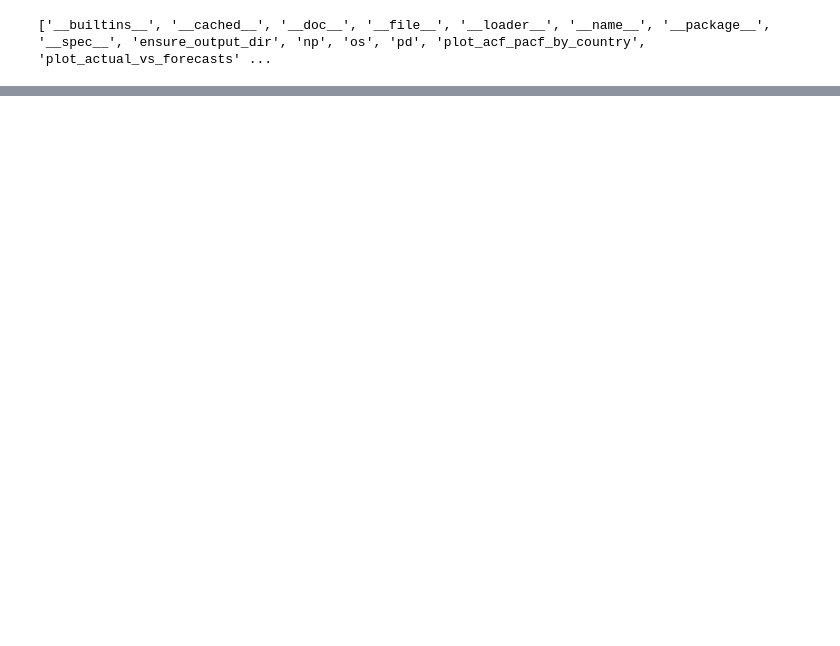
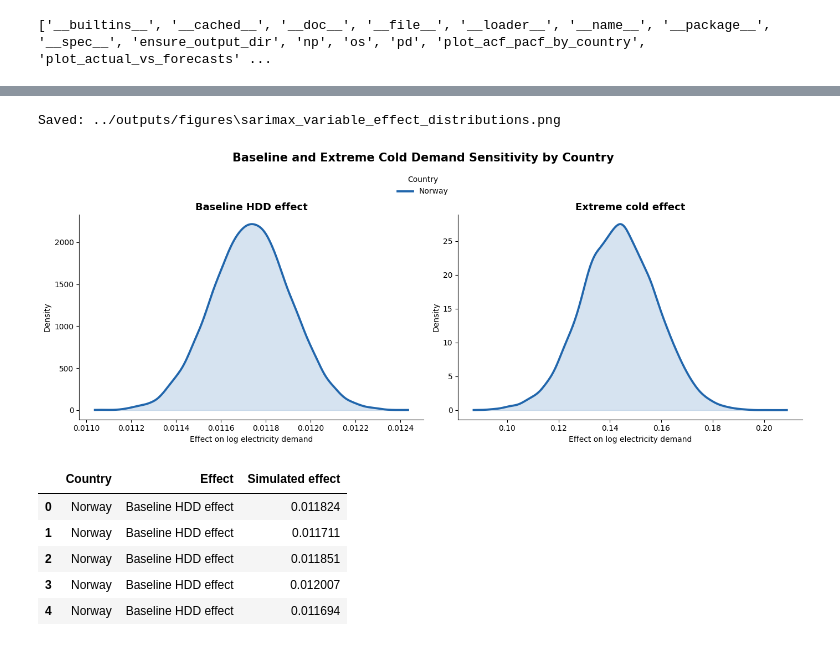
Before and after one commit to BigSam101/climate-energy-forecasting, a Jupyter notebook: notebooks/06_figure_tables.ipynb, the cells around one changed output, grey strips where cells are left out. Drawn from its saved outputs; the diff is of its cells as text; code cells hidden in the pictures; blank space fills up the shorter version.

```diff
--- a/notebooks/06_figure_tables.ipynb
+++ b/notebooks/06_figure_tables.ipynb
@@ -73,21 +97,29 @@ plot_shap_country_comparison(
 # %%
 base_path = os.getcwd()
 
 files = {
-    "Norway": os.path.join(base_path, "Norway_restricted_sensitivity_results_2025.csv"),
-    "Sweden": os.path.join(base_path, "Sweden_restricted_sensitivity_results_2025.csv"),
-    "Finland": os.path.join(base_path, "Finland_restricted_sensitivity_results_2025.csv")
+    "Norway": "../outputs/tables/Norway_restricted_sensitivity_results_2025.csv",
+    # "Sweden": "../outputs/tables/Sweden_restricted_sensitivity_results_2025.csv",
+    # "Finland": "../outputs/tables/Finland_restricted_sensitivity_results_2025.csv"
 }
-
 sim_df = plot_sarimax_variable_effect_distributions(
     files=files,
     n_sim=10000,
     seed=42,
-    output_dir="outputs/figures",
+    output_dir="../outputs/figures",
     save=True
 )
 
 sim_df.head()
+# %% [output]
+Saved: ../outputs/figures\sarimax_variable_effect_distributions.png
+[figure, added]
+|  | Country | Effect | Simulated effect |
+| 0 | Norway | Baseline HDD effect | 0.011824 |
+| 1 | Norway | Baseline HDD effect | 0.011711 |
+| 2 | Norway | Baseline HDD effect | 0.011851 |
+| 3 | Norway | Baseline HDD effect | 0.012007 |
+| 4 | Norway | Baseline HDD effect | 0.011694 |
 # %%
 # Monthly forecast panels
 # This function creates a grid of monthly forecast panels for a specified country and forecast year.
```
Also changed, not shown: parts of 9 cells of this notebook, 5 other files.
